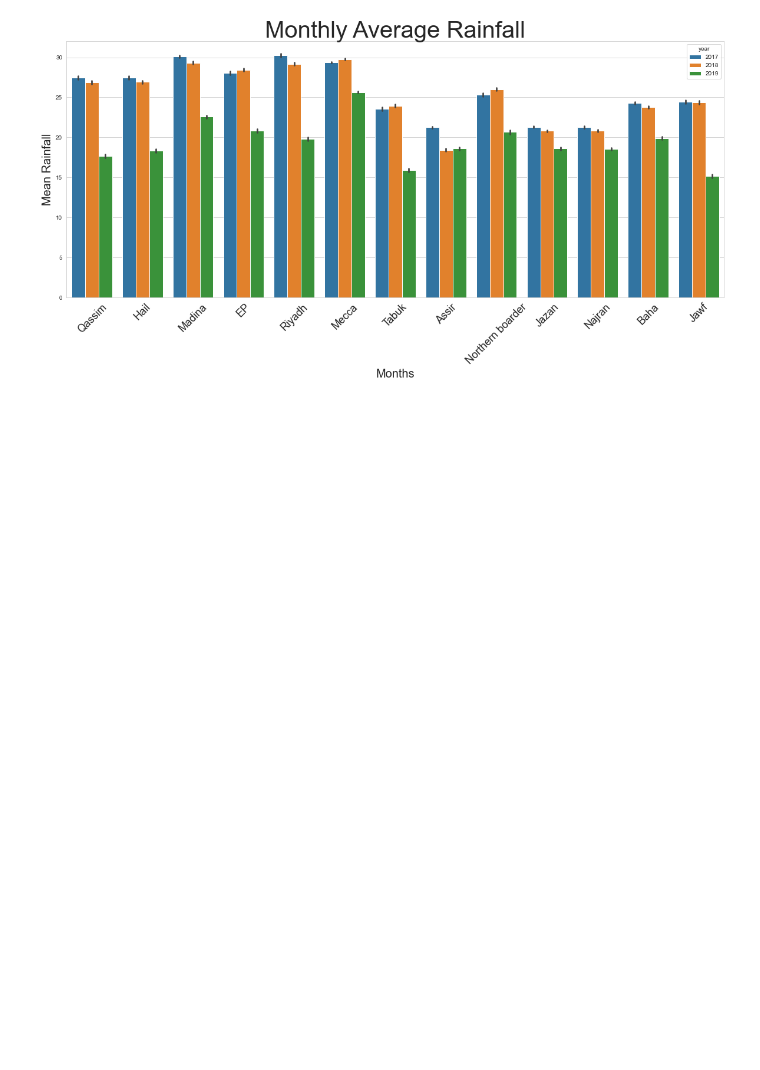
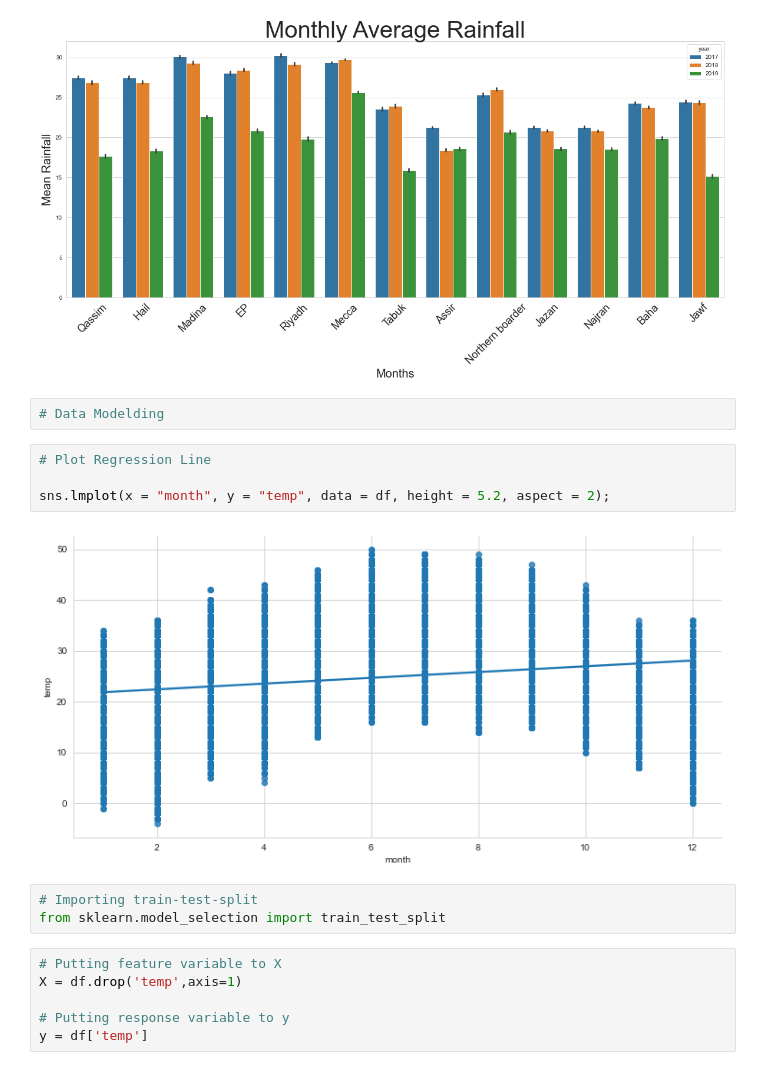
Before and after one commit to M0hannad/KSA_Weather_Prediction, a Jupyter notebook: Notebook/PROJECT.ipynb, the cells around one changed output. Drawn from its saved outputs; the diff is of its cells as text; blank space fills up the shorter version.

```diff
--- a/Notebook/PROJECT.ipynb
+++ b/Notebook/PROJECT.ipynb
@@ -206,3 +224,20 @@ plt.xlabel("Months",fontsize=20)
 # %% [output]
 Text(0.5, 0, 'Months')
 [figure]
+# %%
+# Data Modelding
+# %%
+# Plot Regression Line
+
+sns.lmplot(x = "month", y = "temp", data = df, height = 5.2, aspect = 2);
+# %% [output]
+[figure, added]
+# %%
+# Importing train-test-split
+from sklearn.model_selection import train_test_split
+# %%
+# Putting feature variable to X
+X = df.drop('temp',axis=1)
+
+# Putting response variable to y
+y = df['temp']
```
Also changed, not shown: parts of 19 cells of this notebook.
